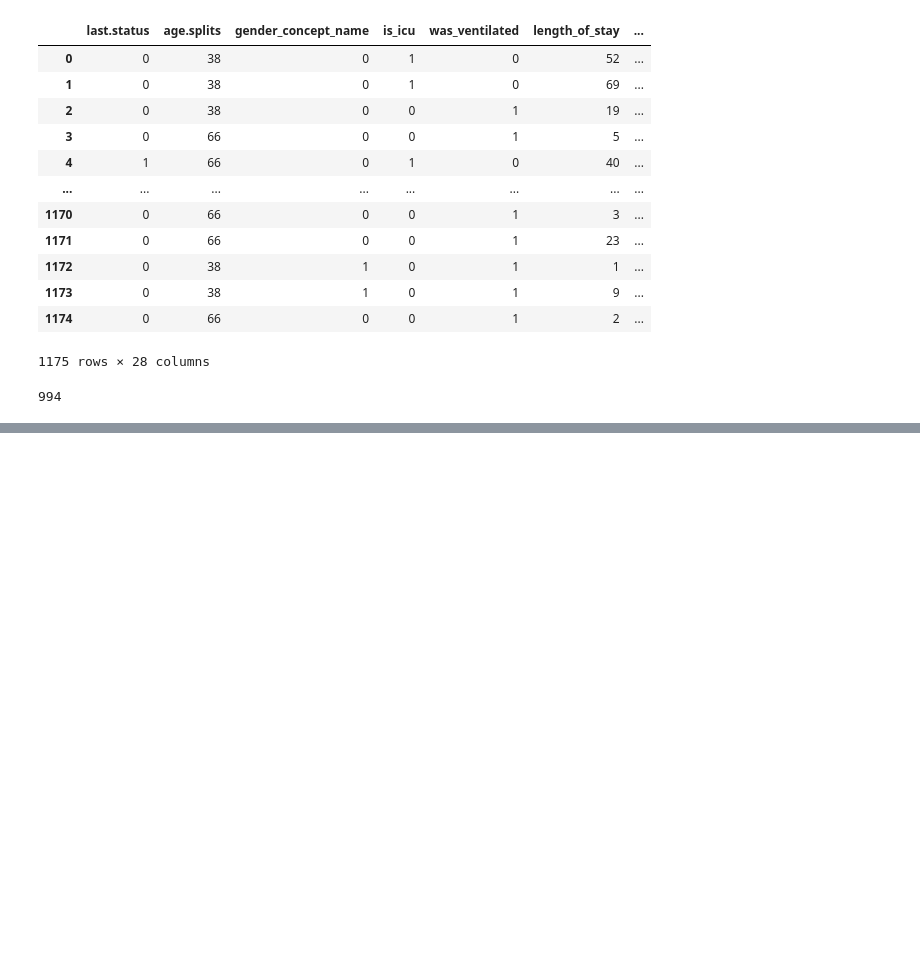
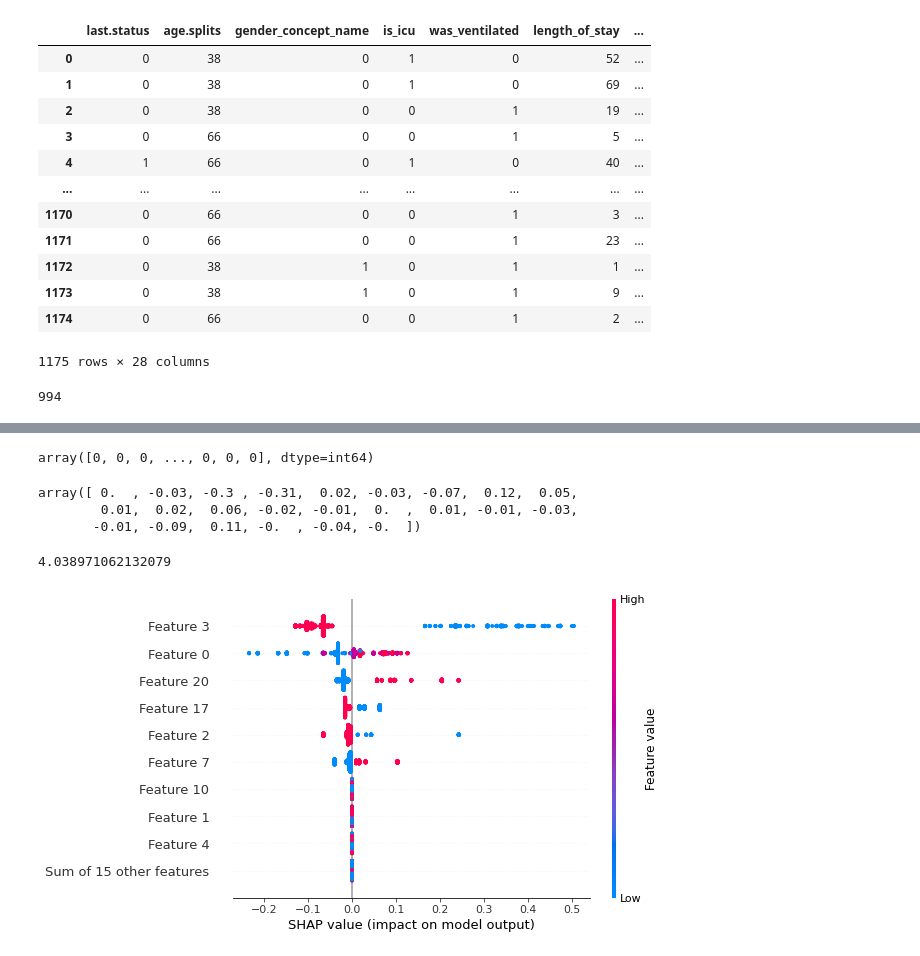
Before and after one commit to Maymayjon/COVID19PatientMortalityPredictor, a Jupyter notebook: App_predicter.ipynb, the cells around one changed output, grey strips where cells are left out. Cells and saved outputs as stored; diff of their text form; code cells hidden in the pictures; blank space fills up the shorter version.

```diff
--- a/App_predicter.ipynb
+++ b/App_predicter.ipynb
@@ -80,0 +302,11 @@ score
+# %%
+# shapely values using xgboost
+import xgboost
+from sklearn.linear_model import LinearRegression
+import shap
+
+Xd = xgboost.DMatrix(dataframe.values, label=Y)
+model = xgboost.train({"eta": 1, "max_depth": 3, "base_score": 0, "lambda": 0}, Xd, 1)
+
+print("Model error =", np.linalg.norm(Y - model.predict(Xd)))
+print(model.get_dump(with_stats=True)[0])
@@ -80,0 +330,10 @@ score
+# %%
+pred = model.predict(Xd, output_margin=True)
+
+explainer = shap.TreeExplainer(model)
+explanation = explainer(Xd)
+
+shap_values = explanation.values
+# make sure the SHAP values add up to marginal predictions
+# np.abs(shap_values.sum(axis=1) + explanation.base_values - pred).max()
+shap_values.sum(axis = 0)
@@ -80,0 +347,22 @@ score
+# %%
+Y.values
+# %% [output]
+array([0, 0, 0, ..., 0, 0, 0], dtype=int64)
+# %%
+lr = LinearRegression()
+lr.fit(dataframe, Y.values)
+lr_pred = lr.predict(dataframe)
+lr.coef_.round(2)
+# %% [output]
+array([ 0.  , -0.03, -0.3 , -0.31,  0.02, -0.03, -0.07,  0.12,  0.05,
+        0.01,  0.02,  0.06, -0.02, -0.01,  0.  ,  0.01, -0.01, -0.03,
+       -0.01, -0.09,  0.11, -0.  , -0.04, -0.  ])
+# %%
+main_effect_shap_values = lr.coef_ * (dataframe - dataframe.mean(0))
+np.linalg.norm(shap_values - main_effect_shap_values)
+# %% [output]
+4.038971062132079
+# %%
+shap.plots.beeswarm(explanation)
+# %% [output]
+[figure, added]
```
Also changed, not shown: parts of 54 cells of this notebook.
